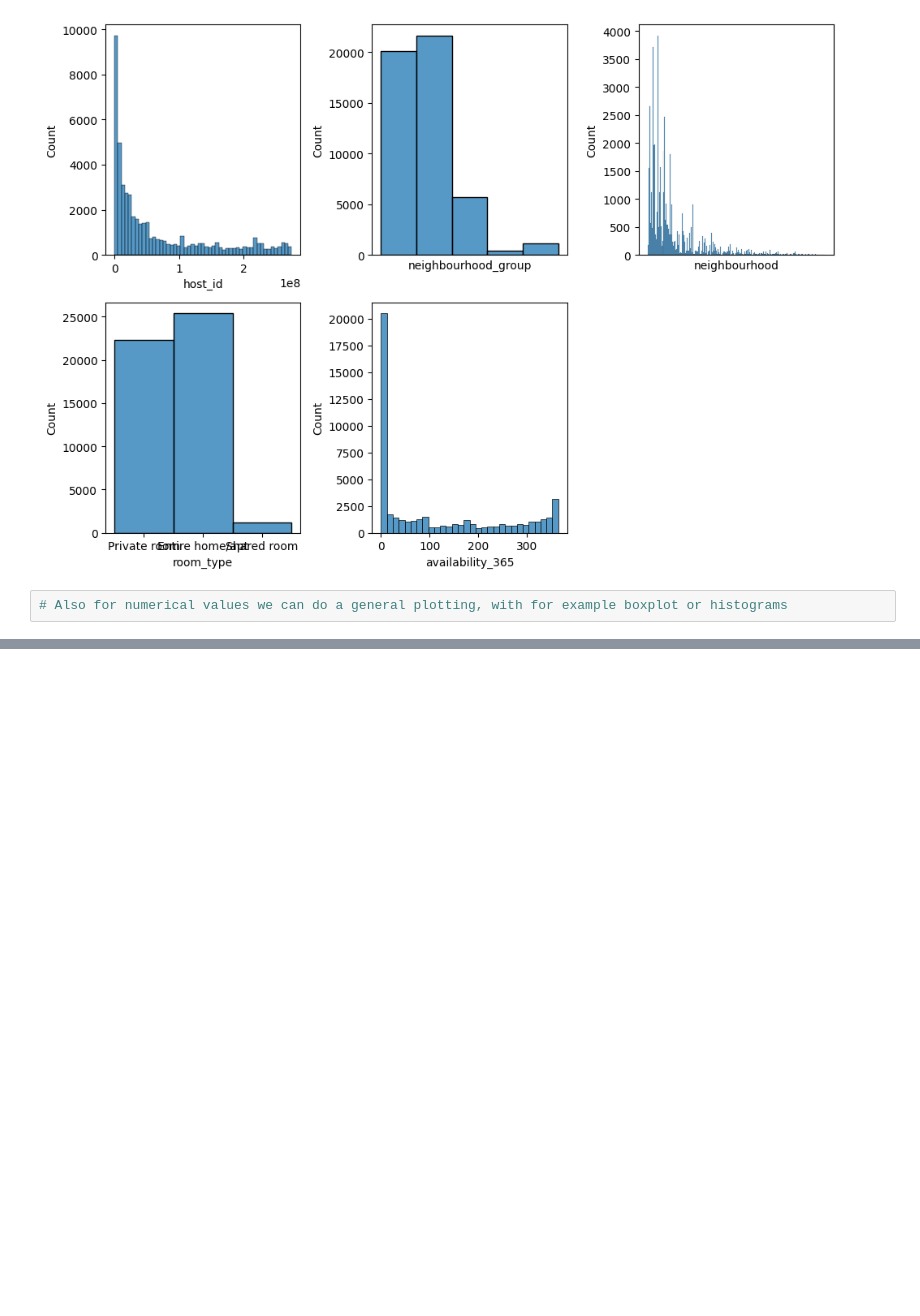
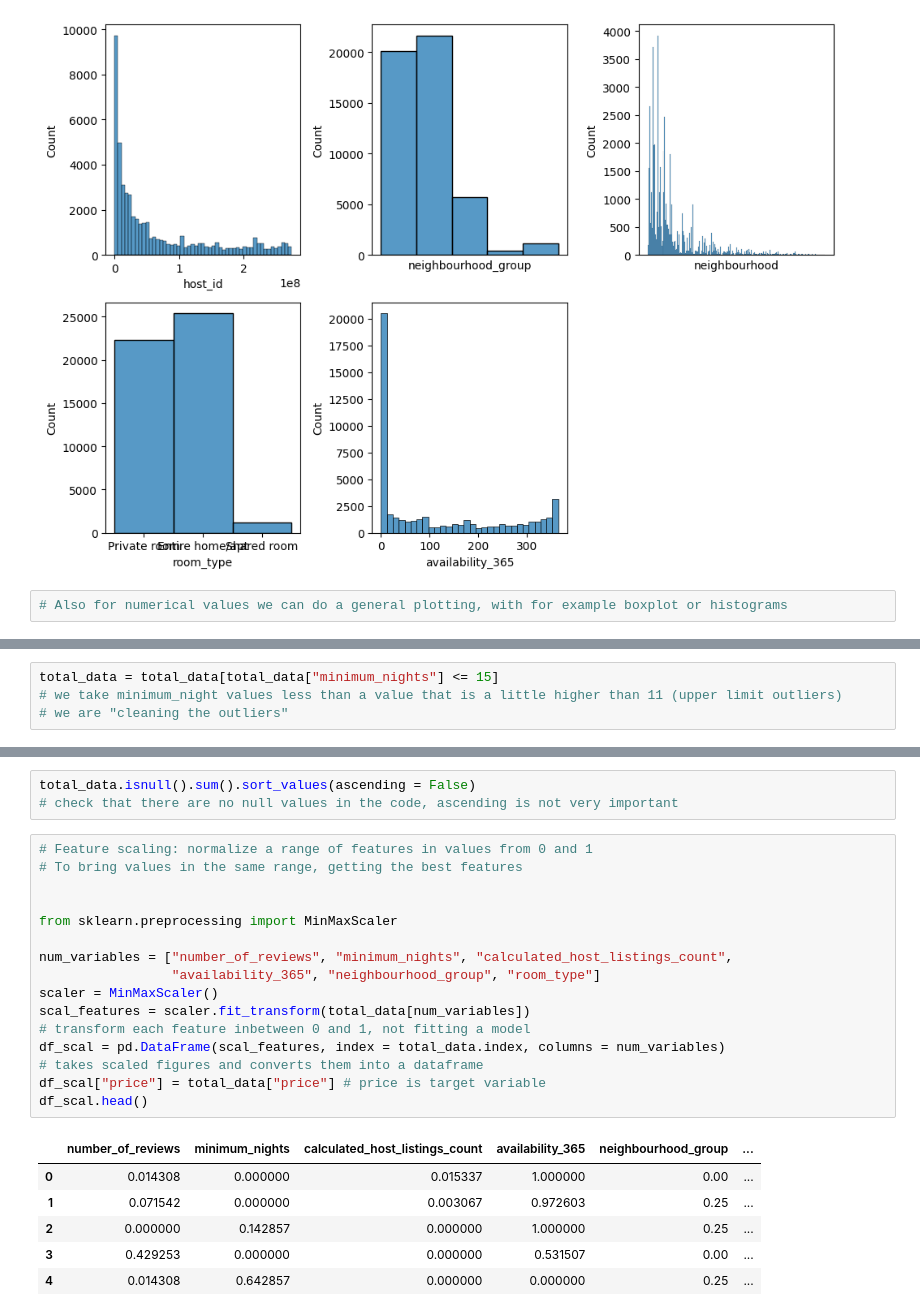
Before and after one commit to maria-pigazzi/exploratory-data-analysis, a Jupyter notebook: src/explore.ipynb, the cells around one changed output, grey strips where cells are left out. Drawn from its saved outputs; the diff is of its cells as text; blank space fills up the shorter version.

```diff
--- a/src/explore.ipynb
+++ b/src/explore.ipynb
@@ -148,0 +231,4 @@ plt.show()
+# %%
+total_data = total_data[total_data["minimum_nights"] <= 15]
+# we take minimum_night values less than a value that is a little higher than 11 (upper limit outliers)
+# we are "cleaning the outliers"
@@ -148,0 +254,26 @@ plt.show()
+# %%
+total_data.isnull().sum().sort_values(ascending = False)
+# check that there are no null values in the code, ascending is not very important
+# %%
+# Feature scaling: normalize a range of features in values from 0 and 1
+# To bring values in the same range, getting the best features
+
+
+from sklearn.preprocessing import MinMaxScaler
+
+num_variables = ["number_of_reviews", "minimum_nights", "calculated_host_listings_count",
+                 "availability_365", "neighbourhood_group", "room_type"]
+scaler = MinMaxScaler()
+scal_features = scaler.fit_transform(total_data[num_variables])
+# transform each feature inbetween 0 and 1, not fitting a model
+df_scal = pd.DataFrame(scal_features, index = total_data.index, columns = num_variables)
+# takes scaled figures and converts them into a dataframe
+df_scal["price"] = total_data["price"] # price is target variable
+df_scal.head()
+# %% [output]
+|  | number_of_reviews | minimum_nights | calculated_host_listings_count | availability_365 | neighbourhood_group | ... |
+| 0 | 0.014308 | 0.000000 | 0.015337 | 1.000000 | 0.00 | ... |
+| 1 | 0.071542 | 0.000000 | 0.003067 | 0.972603 | 0.25 | ... |
+| 2 | 0.000000 | 0.142857 | 0.000000 | 1.000000 | 0.25 | ... |
+| 3 | 0.429253 | 0.000000 | 0.000000 | 0.531507 | 0.00 | ... |
+| 4 | 0.014308 | 0.642857 | 0.000000 | 0.000000 | 0.25 | ... |
```
Also changed, not shown: parts of 10 cells of this notebook.
